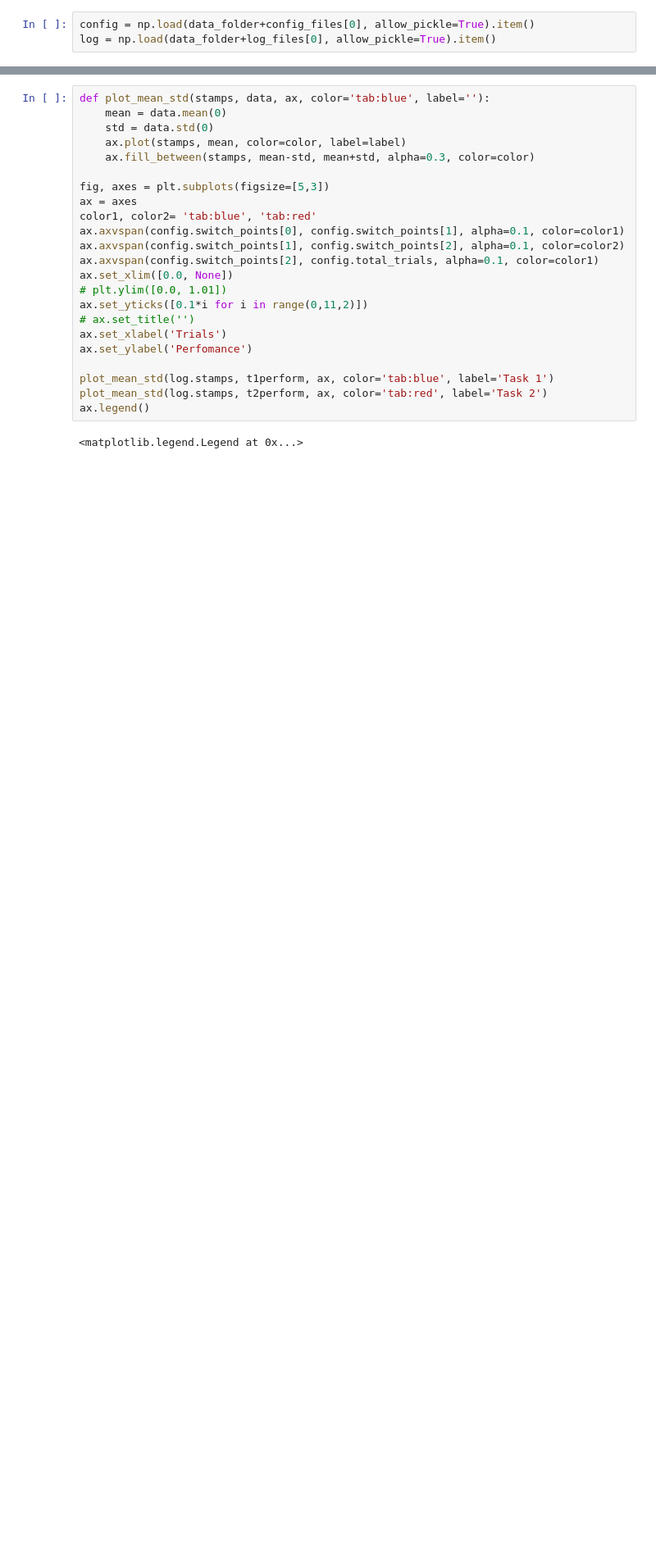
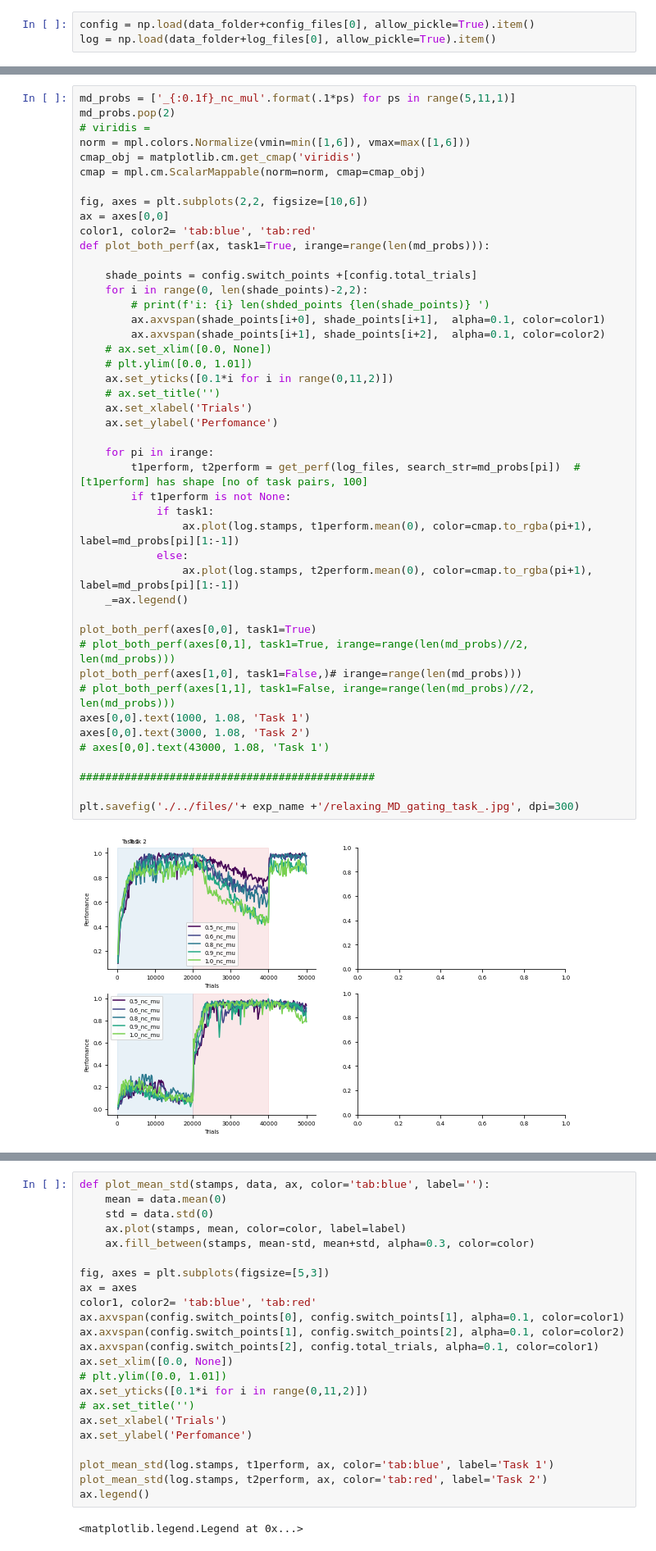
Before and after one commit to weilongzheng/PFC_MD_Modeling, a Jupyter notebook: CL_neurogym/analysis/analyze_task_pairs.ipynb, the cells around one changed output, grey strips where cells are left out. Shown at 82% size. Saved outputs shown, nothing was run; the diff lists cells and outputs as text; blank space fills up the shorter version.

```diff
--- a/CL_neurogym/analysis/analyze_task_pairs.ipynb
+++ b/CL_neurogym/analysis/analyze_task_pairs.ipynb
@@ -98 +94,48 @@ t1perform, t2perform = get_perf(log_files, search_str='_')
+# %%
+md_probs = ['_{:0.1f}_nc_mul'.format(.1*ps) for ps in range(5,11,1)]
+md_probs.pop(2)
+# viridis =
+norm = mpl.colors.Normalize(vmin=min([1,6]), vmax=max([1,6]))
+cmap_obj = matplotlib.cm.get_cmap('viridis')
+cmap = mpl.cm.ScalarMappable(norm=norm, cmap=cmap_obj)
+
+fig, axes = plt.subplots(2,2, figsize=[10,6])
+ax = axes[0,0]
+color1, color2= 'tab:blue', 'tab:red'
+def plot_both_perf(ax, task1=True, irange=range(len(md_probs))):
+
+    shade_points = config.switch_points +[config.total_trials]
+    for i in range(0, len(shade_points)-2,2):
+        # print(f'i: {i} len(shded_points {len(shade_points)} ')
+        ax.axvspan(shade_points[i+0], shade_points[i+1],  alpha=0.1, color=color1)
+        ax.axvspan(shade_points[i+1], shade_points[i+2],  alpha=0.1, color=color2)
+    # ax.set_xlim([0.0, None])
+    # plt.ylim([0.0, 1.01])
+    ax.set_yticks([0.1*i for i in range(0,11,2)])
+    # ax.set_title('')
+    ax.set_xlabel('Trials')
+    ax.set_ylabel('Perfomance')
+
+    for pi in irange:
+        t1perform, t2perform = get_perf(log_files, search_str=md_probs[pi])  #[t1perform] has shape [no of task pairs, 100]
+        if t1perform is not None:
+            if task1:
+                ax.plot(log.stamps, t1perform.mean(0), color=cmap.to_rgba(pi+1), label=md_probs[pi][1:-1])
+            else:
+                ax.plot(log.stamps, t2perform.mean(0), color=cmap.to_rgba(pi+1), label=md_probs[pi][1:-1])
+    _=ax.legend()
+
+plot_both_perf(axes[0,0], task1=True)
+# plot_both_perf(axes[0,1], task1=True, irange=range(len(md_probs)//2, len(md_probs)))
+plot_both_perf(axes[1,0], task1=False,)# irange=range(len(md_probs)))
+# plot_both_perf(axes[1,1], task1=False, irange=range(len(md_probs)//2, len(md_probs)))
+axes[0,0].text(1000, 1.08, 'Task 1')
+axes[0,0].text(3000, 1.08, 'Task 2')
+# axes[0,0].text(43000, 1.08, 'Task 1')
+
+##############################################
+
+plt.savefig('./../files/'+ exp_name +'/relaxing_MD_gating_task_.jpg', dpi=300)
+# %% [output]
+[figure, added]
 # %%
```
Also changed, not shown: parts of 12 cells of this notebook, 11 other files.
